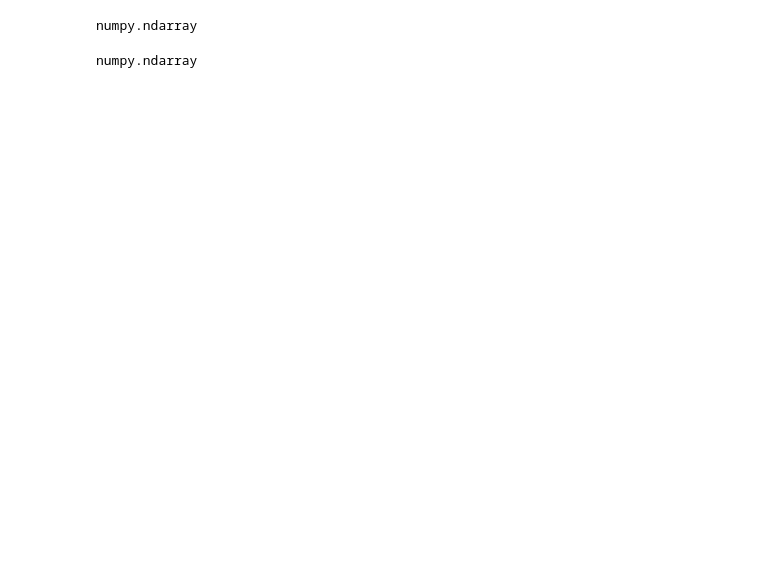
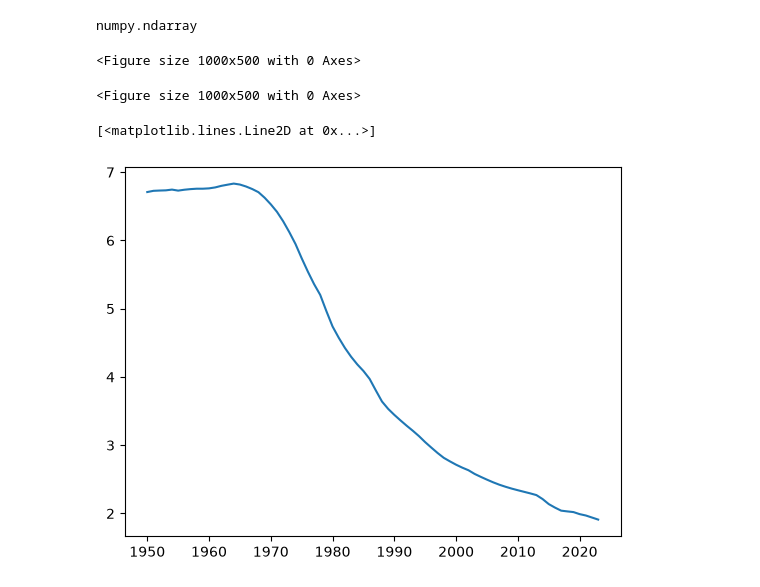
Before and after one commit to fpl81660/BD-511, a Jupyter notebook: U1_1_probabilidad_estadistica/notebooks/03_fertility_rate.ipynb, the cells around one changed output. Saved outputs shown, nothing was run; the diff lists cells and outputs as text; code cells hidden in the pictures; blank space fills up the shorter version.

```diff
--- a/U1_1_probabilidad_estadistica/notebooks/03_fertility_rate.ipynb
+++ b/U1_1_probabilidad_estadistica/notebooks/03_fertility_rate.ipynb
@@ -23,7 +61,4 @@ pandas.DataFrame
 # %%
-anio_mexico = mexico['year'].to_numpy()
-tasa_mexico = mexico['fertility_rate_hist'].to_numpy()
-
-anio_japon = japon['year'].to_numpy()
-tasa_japon = japon['fertility_rate_hist'].to_numpy()
+anios_mexico = mexico["year"].to_numpy()
+tasa_mexico = mexico["fertility_rate_hist"].to_numpy()
 # %%
@@ -31,6 +66,2 @@ type(anio_mexico)
 # %% [output]
 numpy.ndarray
-# %%
-type(anio_japon)
-# %% [output]
-numpy.ndarray
@@ -36,0 +83,14 @@ numpy.ndarray
+# %%
+plt.figure(figsize=(10,5))
+# %% [output]
+<Figure size 1000x500 with 0 Axes>
+<Figure size 1000x500 with 0 Axes>
+# %%
+plt.plot( ##Funciona para graficar utilizando matplot
+    anios_mexico,
+    tasa_mexico,
+    label="Mexico"
+)
+# %% [output]
+[<matplotlib.lines.Line2D at 0x...>]
+[figure, added]
```
Also changed, not shown: parts of 31 cells of this notebook.
